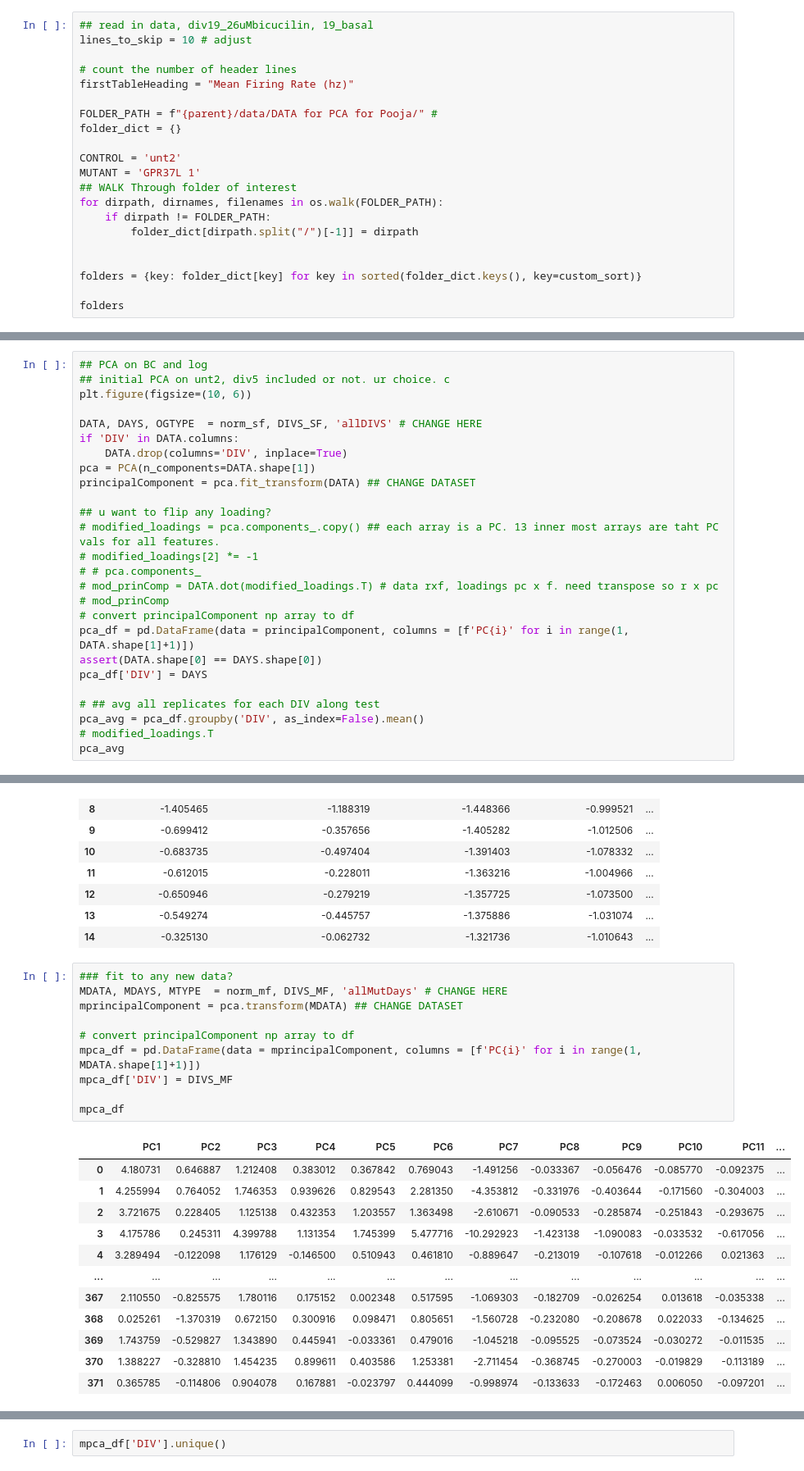
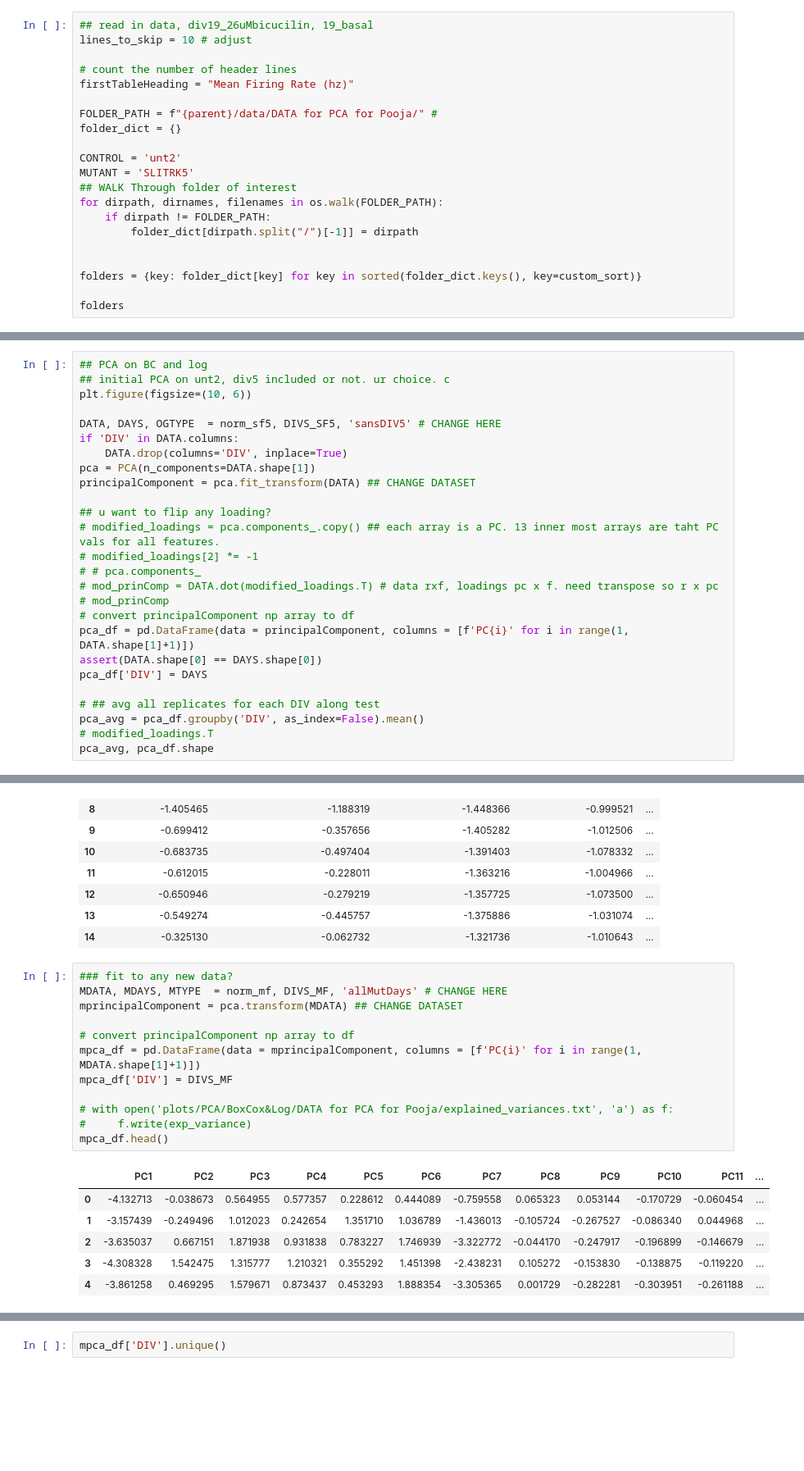
Before and after one commit to soderling-lab/MicroElectrodeArrayAnalysis, a Jupyter notebook: analysis/pca.ipynb, the cells around one changed output, grey strips where cells are left out. Shown at 82% size. Cells and saved outputs as stored; diff of their text form; blank space fills up the shorter version.

```diff
--- a/analysis/pca.ipynb
+++ b/analysis/pca.ipynb
@@ -42,7 +42,7 @@ FOLDER_PATH = f"{parent}/data/DATA for PCA for Pooja/" #
 folder_dict = {}
 
 CONTROL = 'unt2'
-MUTANT = 'GPR37L 1'
+MUTANT = 'SLITRK5'
 ## WALK Through folder of interest
 for dirpath, dirnames, filenames in os.walk(FOLDER_PATH):
     if dirpath != FOLDER_PATH:
@@ -546,7 +529,7 @@ DROPPED_DAYS
 ## initial PCA on unt2, div5 included or not. ur choice. c
 plt.figure(figsize=(10, 6))
 
-DATA, DAYS, OGTYPE  = norm_sf, DIVS_SF, 'allDIVS' # CHANGE HERE
+DATA, DAYS, OGTYPE  = norm_sf5, DIVS_SF5, 'sansDIV5' # CHANGE HERE
 if 'DIV' in DATA.columns:
     DATA.drop(columns='DIV', inplace=True)
 pca = PCA(n_components=DATA.shape[1])
@@ -566,5 +549,5 @@ pca_df['DIV'] = DAYS
 # ## avg all replicates for each DIV along test
 pca_avg = pca_df.groupby('DIV', as_index=False).mean()
 # modified_loadings.T
-pca_avg
+pca_avg, pca_df.shape
 # %% [output]
@@ -665,23 +659,19 @@ DROPPED_DAYS
 # %%
 ### fit to any new data?
 MDATA, MDAYS, MTYPE  = norm_mf, DIVS_MF, 'allMutDays' # CHANGE HERE
 mprincipalComponent = pca.transform(MDATA) ## CHANGE DATASET
 
 # convert principalComponent np array to df
 mpca_df = pd.DataFrame(data = mprincipalComponent, columns = [f'PC{i}' for i in range(1, MDATA.shape[1]+1)])
 mpca_df['DIV'] = DIVS_MF
 
-mpca_df
+# with open('plots/PCA/BoxCox&Log/DATA for PCA for Pooja/explained_variances.txt', 'a') as f:
+#     f.write(exp_variance)
+mpca_df.head()
 # %% [output]
 |  | PC1 | PC2 | PC3 | PC4 | PC5 | PC6 | PC7 | PC8 | PC9 | PC10 | PC11 | ... |
-| 0 | 4.180731 | 0.646887 | 1.212408 | 0.383012 | 0.367842 | 0.769043 | -1.491256 | -0.033367 | -0.056476 | -0.085770 | -0.092375 | ... |
-| 1 | 4.255994 | 0.764052 | 1.746353 | 0.939626 | 0.829543 | 2.281350 | -4.353812 | -0.331976 | -0.403644 | -0.171560 | -0.304003 | ... |
-| 2 | 3.721675 | 0.228405 | 1.125138 | 0.432353 | 1.203557 | 1.363498 | -2.610671 | -0.090533 | -0.285874 | -0.251843 | -0.293675 | ... |
-| 3 | 4.175786 | 0.245311 | 4.399788 | 1.131354 | 1.745399 | 5.477716 | -10.292923 | -1.423138 | -1.090083 | -0.033532 | -0.617056 | ... |
-| 4 | 3.289494 | -0.122098 | 1.176129 | -0.146500 | 0.510943 | 0.461810 | -0.889647 | -0.213019 | -0.107618 | -0.012266 | 0.021363 | ... |
-| ... | ... | ... | ... | ... | ... | ... | ... | ... | ... | ... | ... | ... |
-| 367 | 2.110550 | -0.825575 | 1.780116 | 0.175152 | 0.002348 | 0.517595 | -1.069303 | -0.182709 | -0.026254 | 0.013618 | -0.035338 | ... |
-| 368 | 0.025261 | -1.370319 | 0.672150 | 0.300916 | 0.098471 | 0.805651 | -1.560728 | -0.232080 | -0.208678 | 0.022033 | -0.134625 | ... |
-| 369 | 1.743759 | -0.529827 | 1.343890 | 0.445941 | -0.033361 | 0.479016 | -1.045218 | -0.095525 | -0.073524 | -0.030272 | -0.011535 | ... |
-| 370 | 1.388227 | -0.328810 | 1.454235 | 0.899611 | 0.403586 | 1.253381 | -2.711454 | -0.368745 | -0.270003 | -0.019829 | -0.113189 | ... |
-| 371 | 0.365785 | -0.114806 | 0.904078 | 0.167881 | -0.023797 | 0.444099 | -0.998974 | -0.133633 | -0.172463 | 0.006050 | -0.097201 | ... |
+| 0 | -4.132713 | -0.038673 | 0.564955 | 0.577357 | 0.228612 | 0.444089 | -0.759558 | 0.065323 | 0.053144 | -0.170729 | -0.060454 | ... |
+| 1 | -3.157439 | -0.249496 | 1.012023 | 0.242654 | 1.351710 | 1.036789 | -1.436013 | -0.105724 | -0.267527 | -0.086340 | 0.044968 | ... |
+| 2 | -3.635037 | 0.667151 | 1.871938 | 0.931838 | 0.783227 | 1.746939 | -3.322772 | -0.044170 | -0.247917 | -0.196899 | -0.146679 | ... |
+| 3 | -4.308328 | 1.542475 | 1.315777 | 1.210321 | 0.355292 | 1.451398 | -2.438231 | 0.105272 | -0.153830 | -0.138875 | -0.119220 | ... |
+| 4 | -3.861258 | 0.469295 | 1.579671 | 0.873437 | 0.453293 | 1.888354 | -3.305365 | 0.001729 | -0.282281 | -0.303951 | -0.261188 | ... |
```
Also changed, not shown: parts of 15 cells of this notebook.
